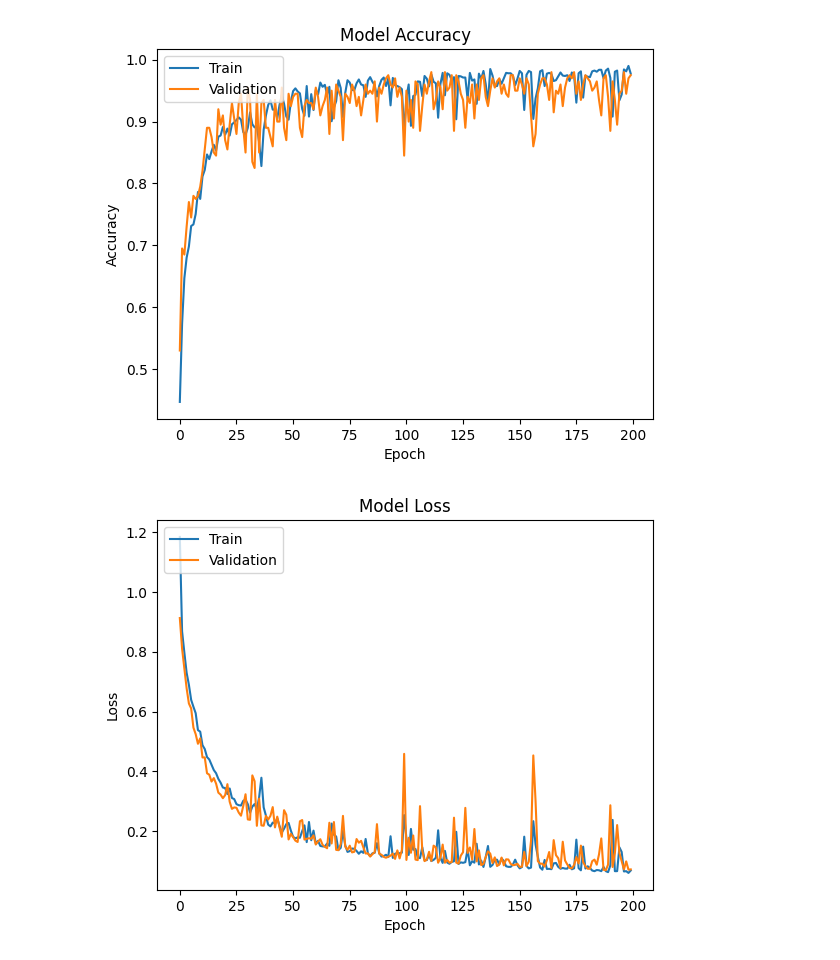
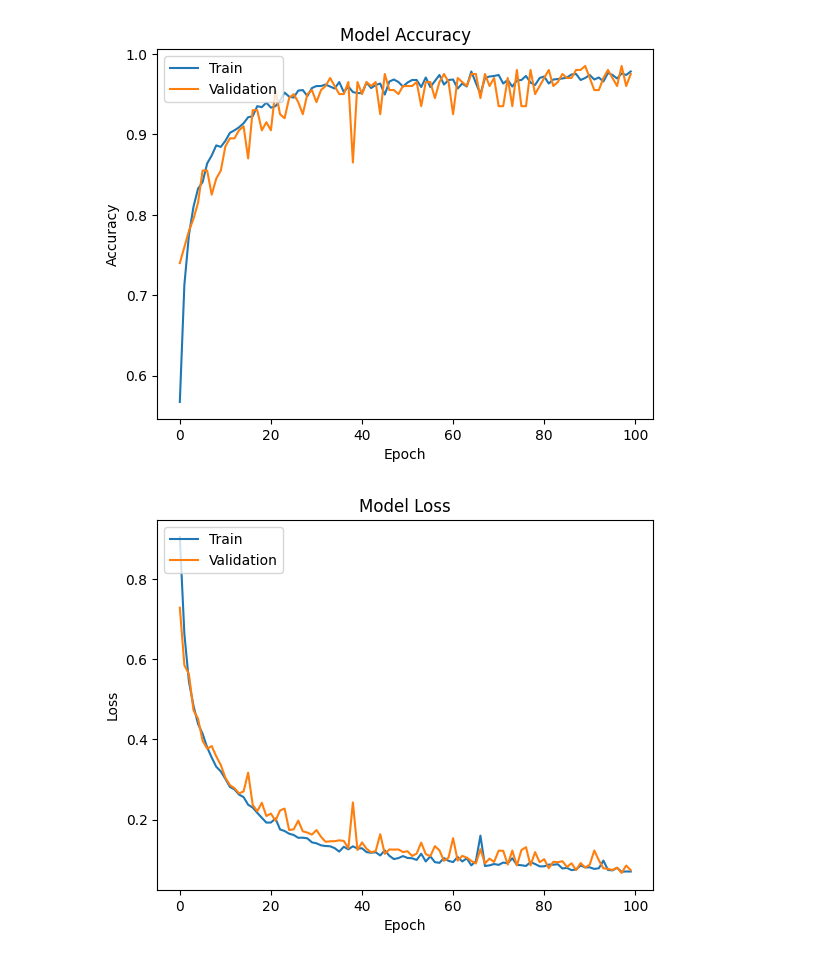
Before and after one commit to VSUrhuel/vsu-stress-predictor, a Jupyter notebook: stress_predictor_model.ipynb, the cells around one changed output. Saved outputs shown, nothing was run; the diff lists cells and outputs as text; code cells hidden in the pictures.

```diff
--- a/stress_predictor_model.ipynb
+++ b/stress_predictor_model.ipynb
@@ -58,14 +58,13 @@ X_val, X_test, y_val, y_test = train_test_split(X_temp, y_temp, test_size=.5)
 # %%
 model = Sequential()
 model.add(Input(shape=(len(X_train.columns),)))
-model.add(Dense(units=128, activation='relu'))
 model.add(Dense(units=64, activation='relu'))
 model.add(Dense(units=32, activation='relu'))
 model.add(Dense(units=3, activation='softmax'))
 model.compile(loss='sparse_categorical_crossentropy', optimizer='sgd', metrics=['accuracy'])
 # %%
 checkpoint = ModelCheckpoint(
-    filepath='/content/drive/My Drive/Colab Notebooks/model{epoch:03d}.keras',
+    filepath='/content/drive/My Drive/Colab Notebooks/bestModel.keras',
     monitor='val_loss',
     save_best_only=True,
     verbose=1
@@ -81,8 +80,8 @@ learn = model.fit(
     X_train,
     y_train,
     validation_data=(X_val, y_val),  # Provide validation data
-    epochs=200,
-    batch_size=128,
+    epochs=100,
+    batch_size=32,
     callbacks=[checkpoint]
 )
 print("Best validation loss:", min(learn.history['val_loss']))
@@ -107,13 +106,14 @@ Best validation loss: 0.0696573257446289
 # %%
 plt.plot(learn.history['accuracy'])
 plt.plot(learn.history['val_accuracy'])
 plt.title('Model Accuracy')
 plt.ylabel('Accuracy')
 plt.xlabel('Epoch')
 plt.legend(['Train', 'Validation'], loc='upper left')
-plt.show()
+epoch_count = len(learn.history['accuracy'])  # Total epochs
+plt.savefig(f'/content/drive/My Drive/Colab Notebooks/accuracy_epoch{epoch_count}.png')
 # %% [output]
-[figure, old version]
+[figure, new version]
 # %%
 # Plot training & validation loss values
 plt.plot(learn.history['loss'])
@@ -122,9 +122,12 @@ plt.title('Model Loss')
 plt.ylabel('Loss')
 plt.xlabel('Epoch')
 plt.legend(['Train', 'Validation'], loc='upper left')
+
+epoch_count = len(learn.history['loss'])  # Total epochs
+plt.savefig(f'/content/drive/My Drive/Colab Notebooks/loss_epoch{epoch_count}.png')
 plt.show()
 # %% [output]
-[figure, old version]
+[figure, new version]
 # %%
 y_hat = model.predict(X_test)
 y_hat_classes = np.argmax(y_hat, axis=1)
```
Also changed, not shown: parts of 7 cells of this notebook.
